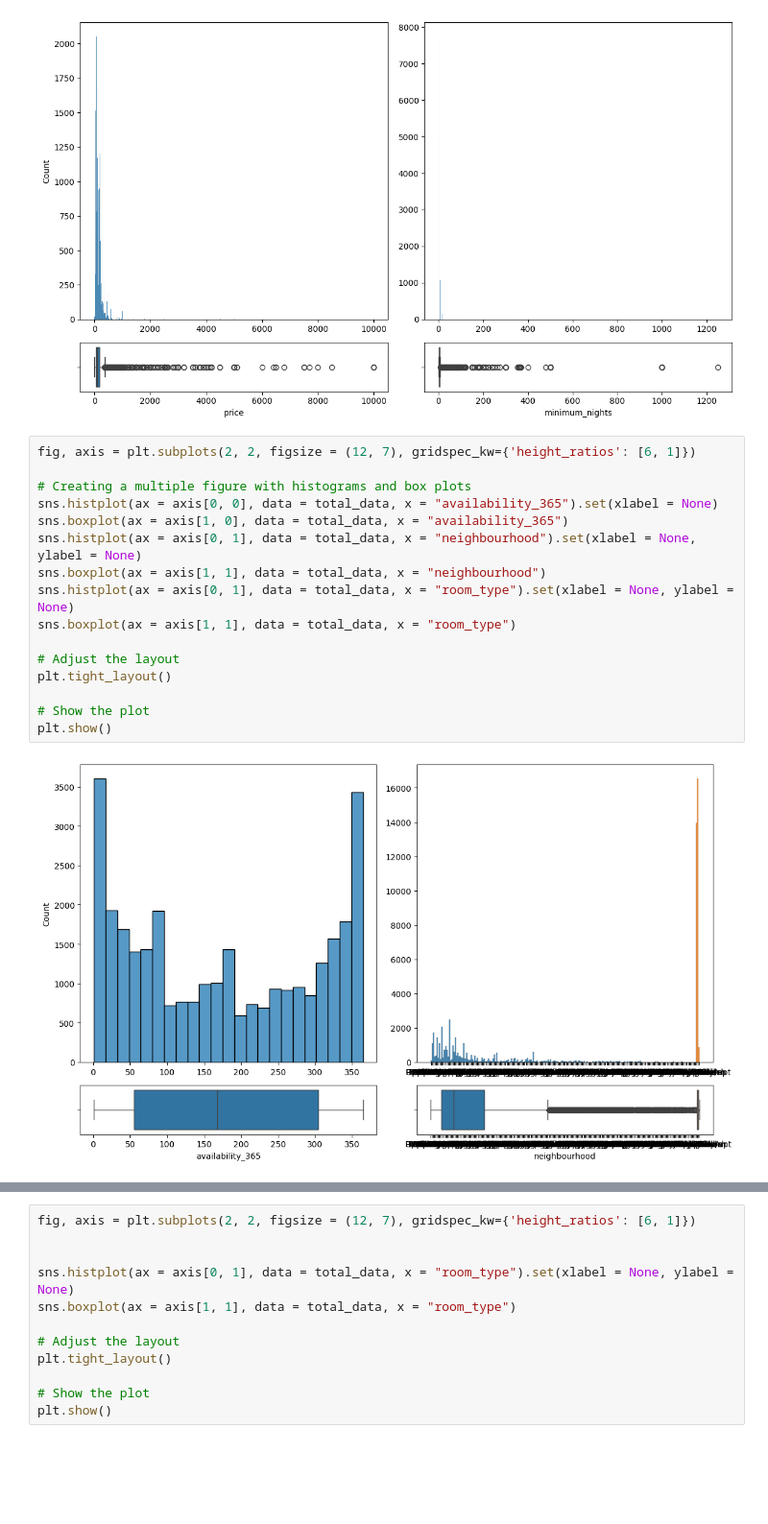
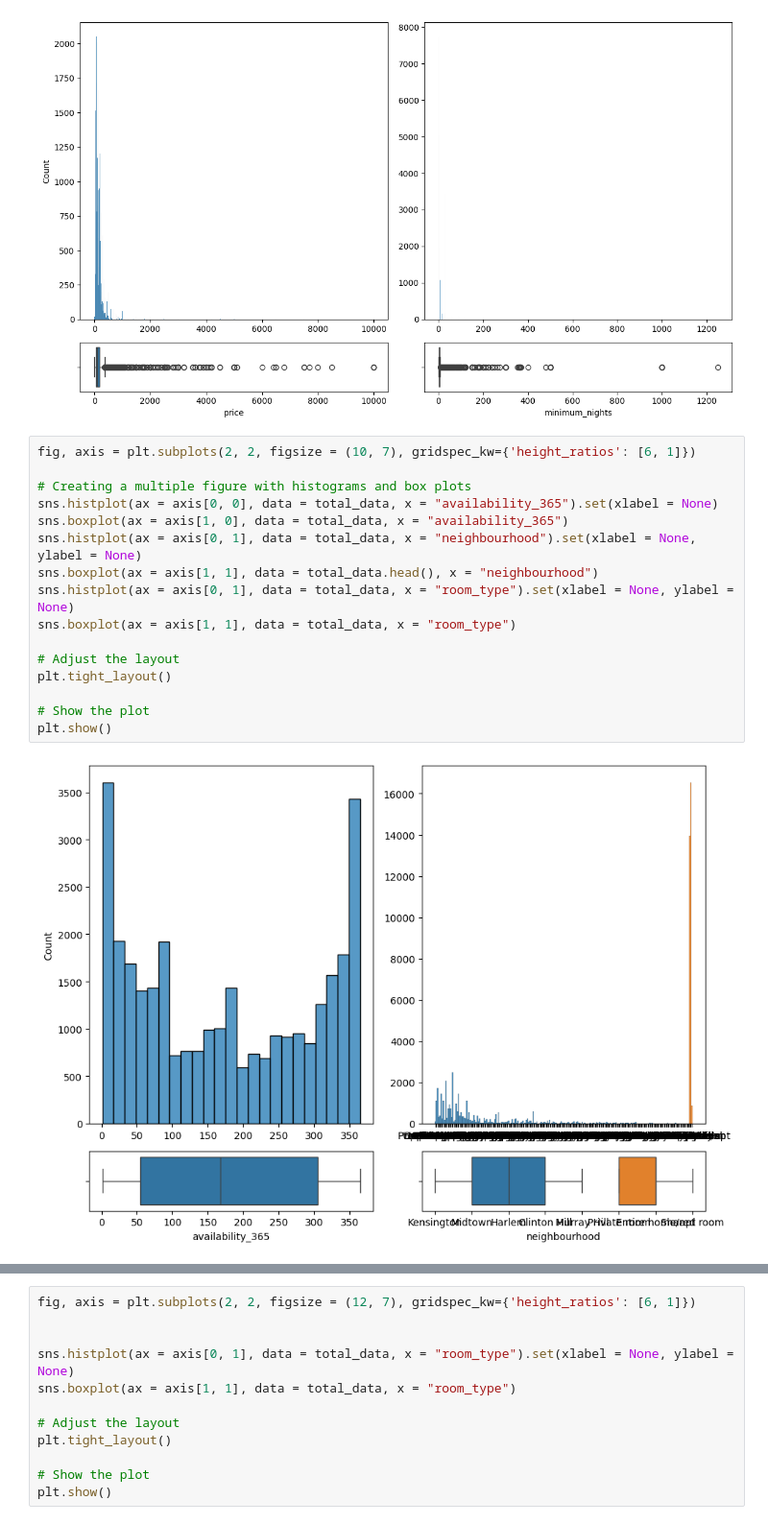
Before and after one commit to npebsjp/data-preprocessing-project-tutorial, a Jupyter notebook: eda.ipynb, the cells around one changed output, grey strips where cells are left out. Shown at 96% size. Cells and saved outputs as stored; diff of their text form; blank space fills up the shorter version.

Commit message:
Project data processing

```diff
--- a/eda.ipynb
+++ b/eda.ipynb
@@ -116,20 +118,20 @@ plt.show()
 # %% [output]
 [figure]
 # %%
-fig, axis = plt.subplots(2, 2, figsize = (12, 7), gridspec_kw={'height_ratios': [6, 1]})
+fig, axis = plt.subplots(2, 2, figsize = (10, 7), gridspec_kw={'height_ratios': [6, 1]})
 
 # Creating a multiple figure with histograms and box plots
 sns.histplot(ax = axis[0, 0], data = total_data, x = "availability_365").set(xlabel = None)
 sns.boxplot(ax = axis[1, 0], data = total_data, x = "availability_365")
 sns.histplot(ax = axis[0, 1], data = total_data, x = "neighbourhood").set(xlabel = None, ylabel = None)
-sns.boxplot(ax = axis[1, 1], data = total_data, x = "neighbourhood")
+sns.boxplot(ax = axis[1, 1], data = total_data.head(), x = "neighbourhood")
 sns.histplot(ax = axis[0, 1], data = total_data, x = "room_type").set(xlabel = None, ylabel = None)
 sns.boxplot(ax = axis[1, 1], data = total_data, x = "room_type")
 
 # Adjust the layout
 plt.tight_layout()
 
 # Show the plot
 plt.show()
 # %% [output]
-[figure, old version]
+[figure, new version]
```
Also changed, not shown: parts of 7 cells of this notebook, 1 other file.
